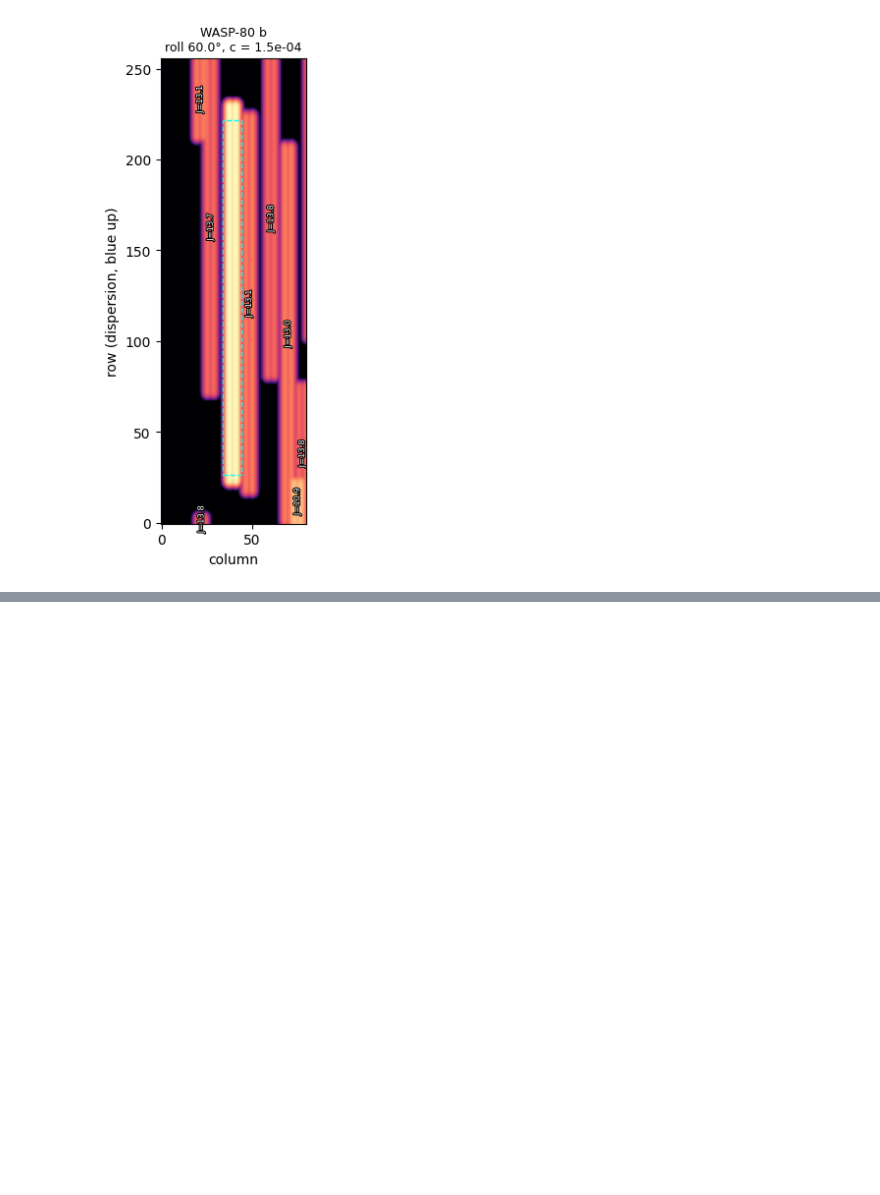
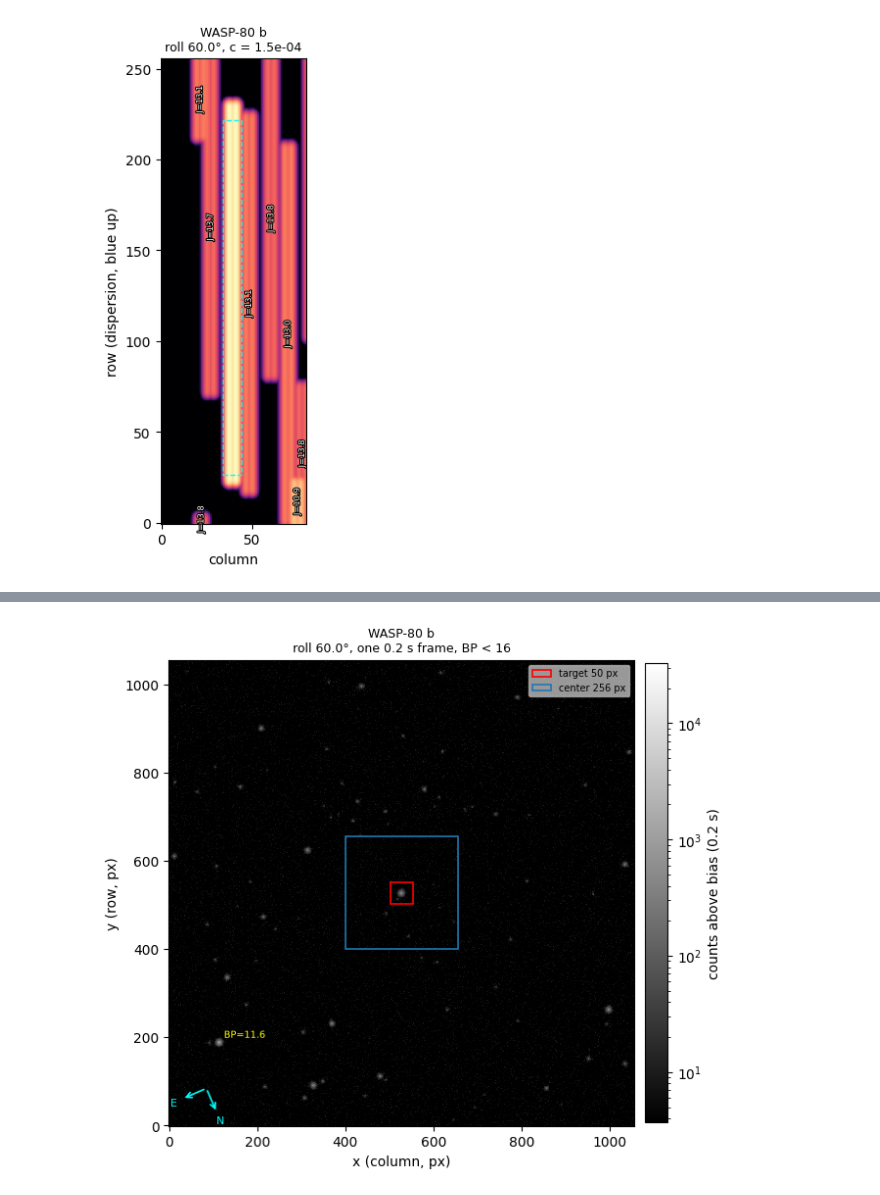
Before and after one commit to jrenaud90/pandora-visibility, a Jupyter notebook: docs/target_visibility.ipynb, the cells around one changed output, grey strips where cells are left out. Drawn from its saved outputs; the diff is of its cells as text; code cells hidden in the pictures; blank space fills up the shorter version.

```diff
--- a/docs/target_visibility.ipynb
+++ b/docs/target_visibility.ipynb
@@ -223,6 +229,17 @@ for label, r in results.items():
     print(f"  {label:<22} {r['best_roll']['roll_deg'][0]:+7.1f}°  "
           f"c = {r['best_roll']['trace_contamination'][0]:.1e}{verdict}")
 
+# Target direction: decimal RA/Dec and the same direction as an ICRF
+# (J2000 ECI) unit vector, x = cos(Dec) cos(RA), y = cos(Dec) sin(RA), z = sin(Dec)
+print("\nTarget direction (ICRS; x, y, z = J2000 ECI unit vector):")
+print(f"  {'Target':<22}{'RA [deg]':>13}{'Dec [deg]':>13}"
+      f"{'x':>17}{'y':>17}{'z':>17}")
+for label, r in results.items():
+    icrs = r["coord"].icrs
+    x, y, z = icrs.cartesian.xyz.value / np.linalg.norm(icrs.cartesian.xyz.value)
+    print(f"  {label:<22}{icrs.ra.deg:>13.6f}{icrs.dec.deg:>+13.6f}"
+          f"{x:>+17.12f}{y:>+17.12f}{z:>+17.12f}")
+
 # Transit and secondary eclipse coverage
 print_event_details = False
 if any(result["events"] for result in results.values()):
@@ -586,0 +614,35 @@ plt.tight_layout()
+# %%
+# VISDA field settings: the field's (x, y) size in pixels; the target's pixel
+# in it (None for the field center); the sides in pixels of the red box on the
+# target and the blue box on the field center; and the faintest Gaia BP drawn,
+# about the faintest one 0.2 s frame shows.
+visda_field_size = (1056, 1056)
+visda_target_pixel = None
+visda_target_box = 50
+visda_center_box = 256
+visda_bp_limit = 16.0
+
+radius_arcmin = visda.field_radius_arcmin(visda_field_size, visda_target_pixel)
+n_columns = min(3, len(results))
+n_rows = int(np.ceil(len(results) / n_columns))
+fig, axes = plt.subplots(
+    n_rows, n_columns, figsize=(6.5 * n_columns, 6.0 * n_rows), squeeze=False
+)
+for ax, (label, result) in zip(axes.flat, results.items()):
+    stars = star_field.query_visible_field(result["coord"], times, radius_arcmin)
+    visda.plot_visible_field(
+        stars,
+        result["best_roll"]["roll_deg"][0] * u.deg,
+        field_size=visda_field_size,
+        target_pixel=visda_target_pixel,
+        target_box=visda_target_box,
+        center_box=visda_center_box,
+        bp_limit=visda_bp_limit,
+        ax=ax,
+        title=label,
+    )
+for ax in axes.flat[len(results):]:
+    ax.set_axis_off()
+plt.tight_layout()
+# %% [output]
+[figure, added]
```
Also changed, not shown: parts of 6 cells of this notebook, 11 other files.
